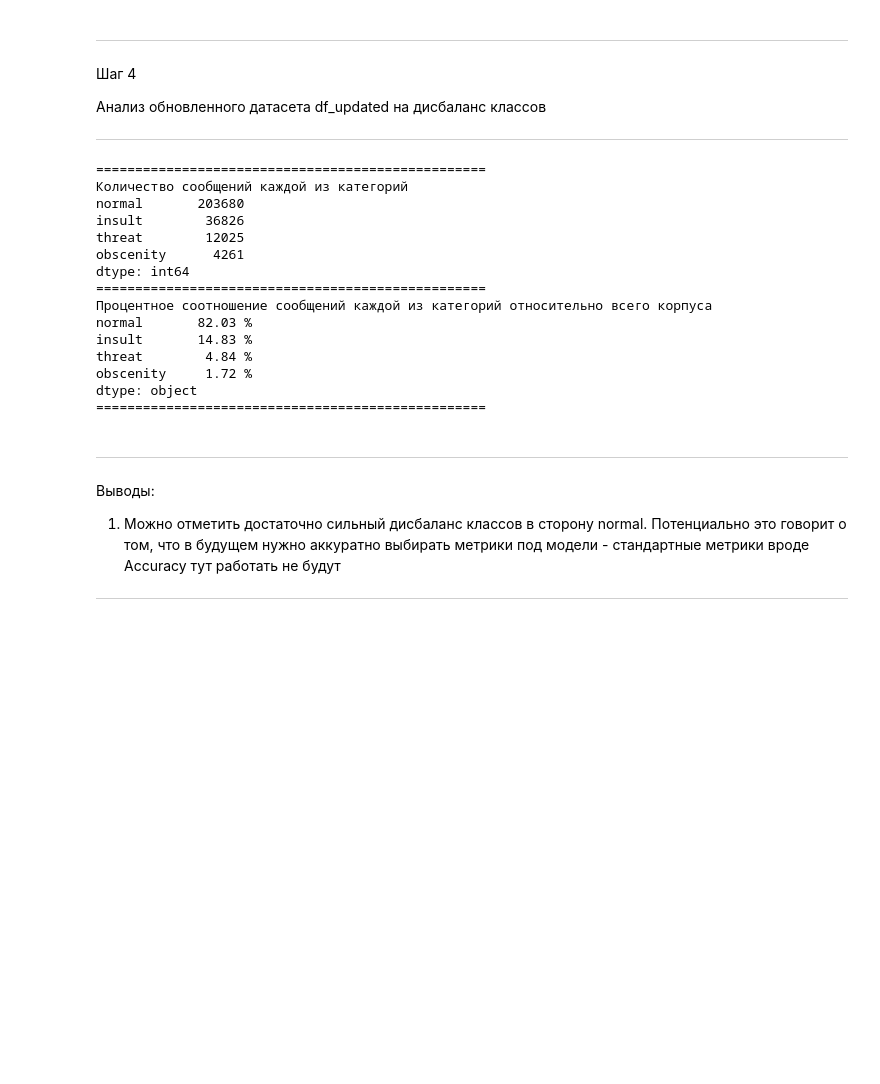
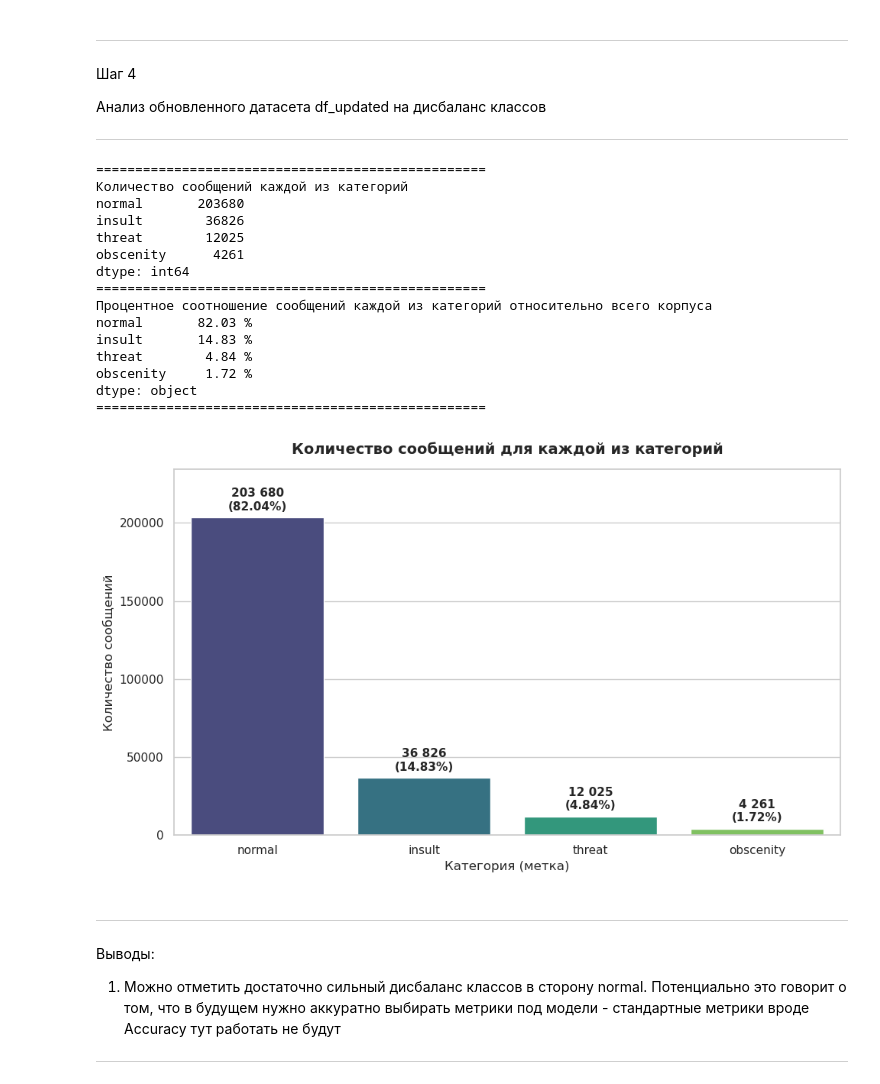
Before and after one commit to AI26-messages-tone-project/project, a Jupyter notebook: eda_analysis/eda_analysis.ipynb, the cells around one changed output. Saved outputs shown, nothing was run; the diff lists cells and outputs as text; code cells hidden in the pictures; blank space fills up the shorter version.

Commit message:
eda_analysis edited, visualization added

```diff
--- a/eda_analysis/eda_analysis.ipynb
+++ b/eda_analysis/eda_analysis.ipynb
@@ -207,29 +207,69 @@ _______________________________________________
 # %%
 print("="*50)
 print("Количество сообщений каждой из категорий")
 freq = df_updated[labels].sum().sort_values(ascending=False)
 print(freq)
 print("="*50)
 print("Процентное соотношение сообщений каждой из категорий относительно всего корпуса")
 print((freq / len(df) * 100).round(2).astype(str) + ' %')
 print("="*50)
-#Это тут можно дополнительно провизуализировать
+
+# Визуализация
+labels = ['normal', 'insult', 'threat', 'obscenity']
+
+# Частоты и проценты от обновленного датасета
+freq = df_updated[labels].sum().sort_values(ascending=False)
+pct = (freq / len(df_updated) * 100).round(2)
+
+# Настройка размеров
+plt.figure(figsize=(10, 6))
+sns.set_theme(style="whitegrid")
+
+# Столбчатая диаграмма
+ax = sns.barplot(
+    x=freq.index,
+    y=freq.values,
+    palette='viridis',
+    hue=freq.index,
+    legend=False
+)
+
+# Подписи над каждым столбцом: "Количество (Процент%)"
+for i, (count, percent) in enumerate(zip(freq.values, pct.values)):
+    ax.text(
+        i,
+        count + (freq.max() * 0.015),  # небольшой отступ сверху от столбца
+        f"{count:,}\n({percent}%)".replace(',', ' '),
+        ha='center',
+        va='bottom',
+        fontsize=11,
+        fontweight='bold'
+    )
+
+plt.title('Количество сообщений для каждой из категорий', fontsize=14, fontweight='bold', pad=15)
+plt.xlabel('Категория (метка)', fontsize=12)
+plt.ylabel('Количество сообщений', fontsize=12)
+plt.ylim(0, freq.max() * 1.15)
+
+plt.tight_layout()
+plt.show()
 # %% [output]
 ==================================================
 Количество сообщений каждой из категорий
 normal       203680
 insult        36826
 threat        12025
 obscenity      4261
 dtype: int64
 ==================================================
 Процентное соотношение сообщений каждой из категорий относительно всего корпуса
 normal       82.03 %
 insult       14.83 %
 threat        4.84 %
 obscenity     1.72 %
 dtype: object
 ==================================================
+[figure, added]
 # %% [markdown]
 _______________________________________________
 Выводы:
```
Also changed, not shown: parts of 13 cells of this notebook, 1 other file.
